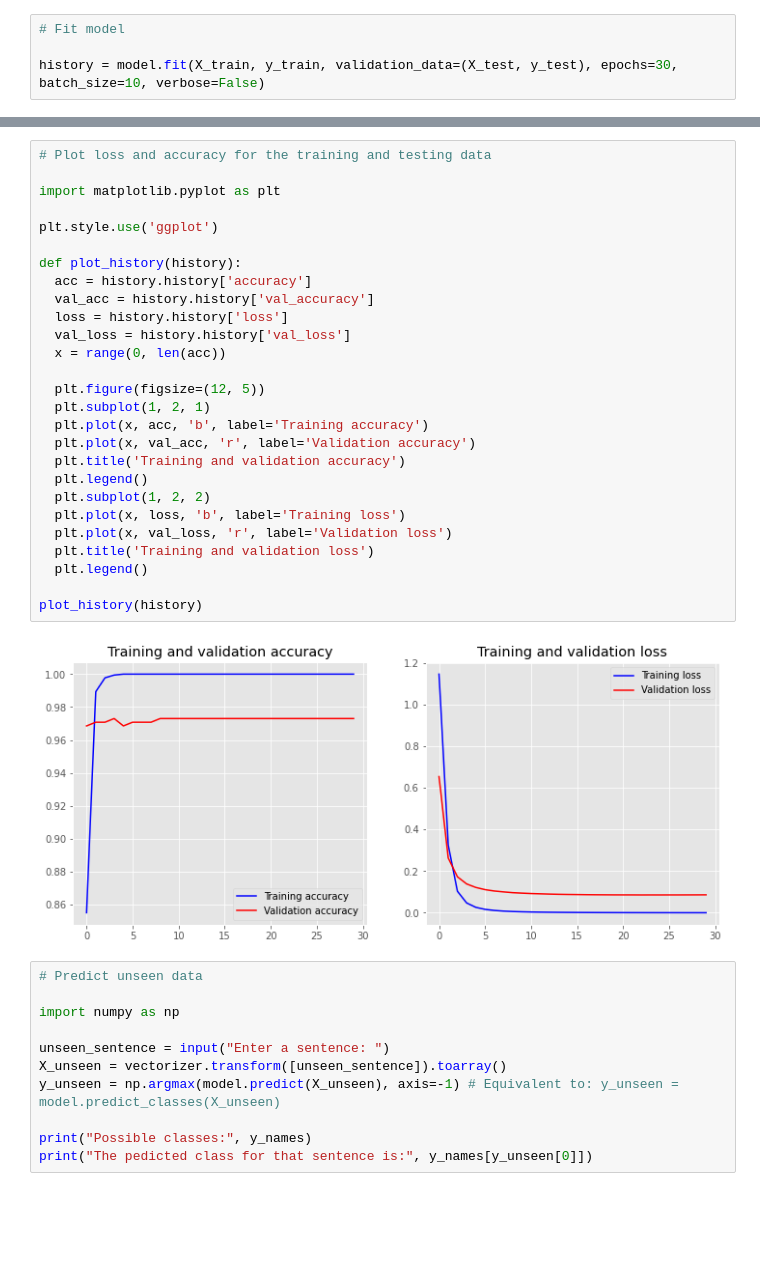
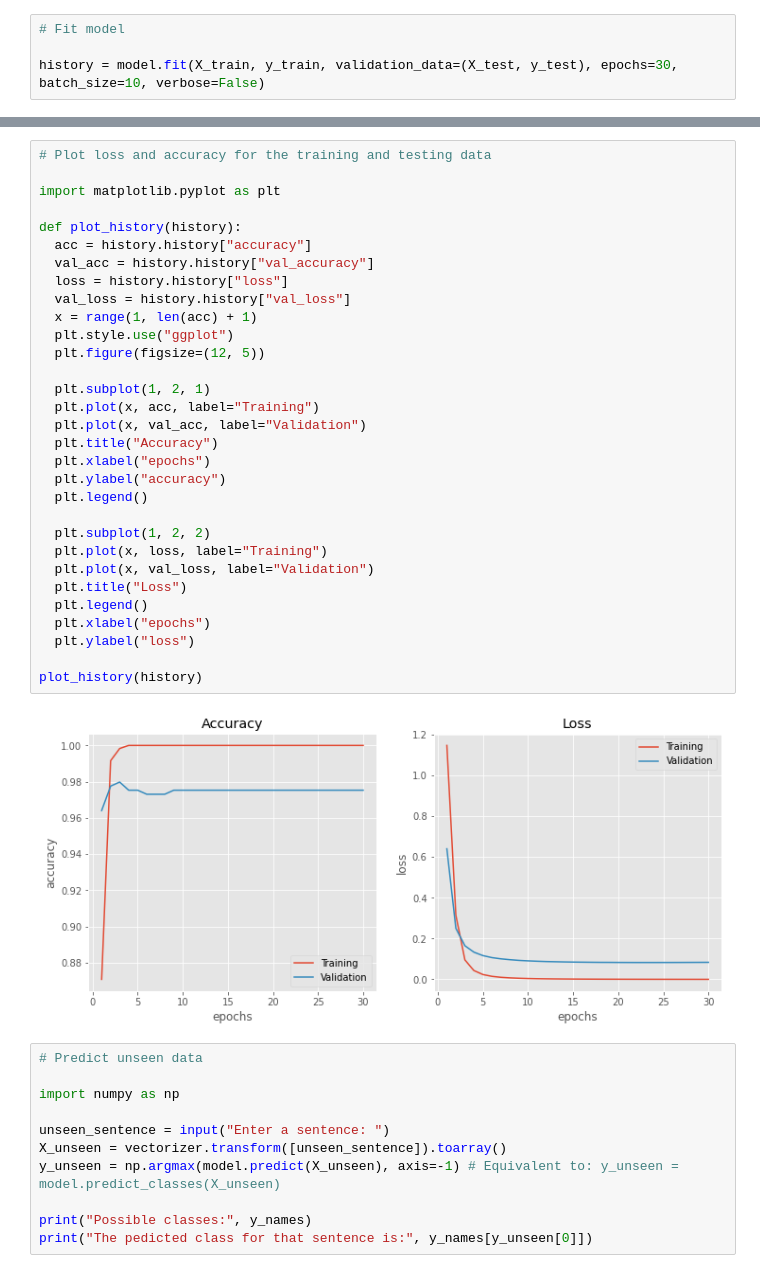
Before and after one commit to bonigarcia/nlp-examples, a Jupyter notebook: 4.Neural_NLP/1_multiclass_classifier.ipynb, the cells around one changed output, grey strips where cells are left out. Cells and saved outputs as stored; diff of their text form; blank space fills up the shorter version.

Commit message:
Improve plots in neural examples

```diff
--- a/4.Neural_NLP/1_multiclass_classifier.ipynb
+++ b/4.Neural_NLP/1_multiclass_classifier.ipynb
@@ -128,32 +128,36 @@ Testing Accuracy:  0.9730
 # %%
 # Plot loss and accuracy for the training and testing data
 
 import matplotlib.pyplot as plt
 
-plt.style.use('ggplot')
+def plot_history(history):
+  acc = history.history["accuracy"]
+  val_acc = history.history["val_accuracy"]
+  loss = history.history["loss"]
+  val_loss = history.history["val_loss"]
+  x = range(1, len(acc) + 1)
+  plt.style.use("ggplot")
+  plt.figure(figsize=(12, 5))
 
-def plot_history(history):
-  acc = history.history['accuracy']
-  val_acc = history.history['val_accuracy']
-  loss = history.history['loss']
-  val_loss = history.history['val_loss']
-  x = range(0, len(acc))
-
-  plt.figure(figsize=(12, 5))
   plt.subplot(1, 2, 1)
-  plt.plot(x, acc, 'b', label='Training accuracy')
-  plt.plot(x, val_acc, 'r', label='Validation accuracy')
-  plt.title('Training and validation accuracy')
-  plt.legend()
-  plt.subplot(1, 2, 2)
-  plt.plot(x, loss, 'b', label='Training loss')
-  plt.plot(x, val_loss, 'r', label='Validation loss')
-  plt.title('Training and validation loss')
+  plt.plot(x, acc, label="Training")
+  plt.plot(x, val_acc, label="Validation")
+  plt.title("Accuracy")
+  plt.xlabel("epochs")
+  plt.ylabel("accuracy")
   plt.legend()
 
+  plt.subplot(1, 2, 2)
+  plt.plot(x, loss, label="Training")
+  plt.plot(x, val_loss, label="Validation")
+  plt.title("Loss")
+  plt.legend()
+  plt.xlabel("epochs")
+  plt.ylabel("loss")
+
 plot_history(history)
 # %% [output]
-[figure, old version]
+[figure, new version]
 # %%
 # Predict unseen data
 
```
Also changed, not shown: parts of 5 cells of this notebook, 3 other files.
